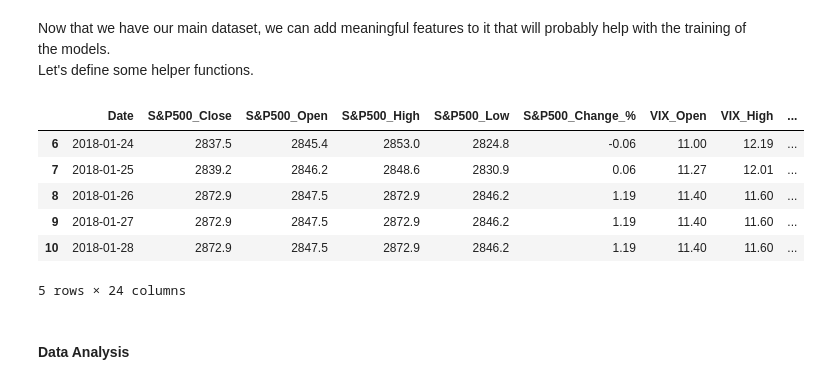
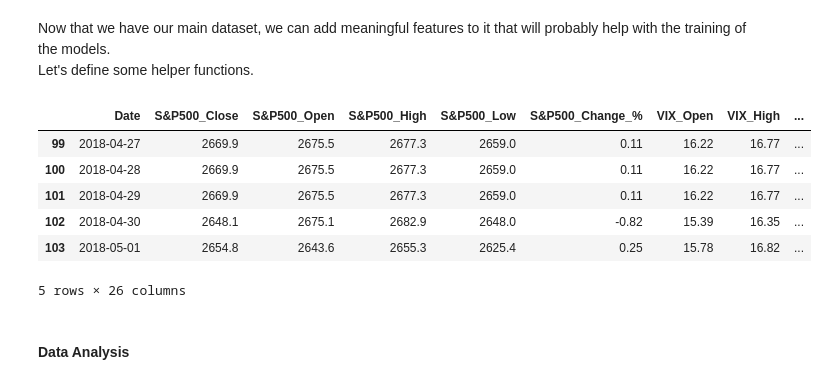
Before and after one commit to KhalilGarali/Crypto-MarketCap-Forecast-Based-On-SP500, a Jupyter notebook: main.ipynb, the cells around one changed output. Saved outputs shown, nothing was run; the diff lists cells and outputs as text; code cells hidden in the pictures.

```diff
--- a/main.ipynb
+++ b/main.ipynb
@@ -437,9 +438,9 @@ def add_rolling_statistics(df: pd.DataFrame, window: int = 9) -> pd.DataFrame:
     Returns:
         pd.DataFrame: DataFrame with added rolling statistics.
     """
+    df['Market_Cap_STD'] = df['Crypto_Market_Cap'].rolling(window=window).std()
     df['SP500_EMA'] = df['S&P500_Close'].ewm(span=window, adjust=False).mean()
-    df['Market_Cap_STD'] = df['Crypto_Market_Cap'].rolling(window=window).std()
-    windows = [20, 50, 100, 200]
+    windows = [20, 50, 100]
     for w in windows:
         df[f'SP500_SMA_{w}'] = df['S&P500_Close'].rolling(window=w).mean()
     return df
@@ -456,7 +457,7 @@ def add_lag_features(df: pd.DataFrame, lag: int = 1) -> pd.DataFrame:
     Returns:
         pd.DataFrame: DataFrame with added lag features.
     """
-    df['Lagged_Market_Cap'] = df['Crypto_Market_Cap'].shift(lag)
+    # df['Lagged_Market_Cap'] = df['Crypto_Market_Cap'].shift(lag)
     df['Lagged_VIX_Close'] = df['VIX_Close'].shift(lag)
     df['Lagged_S&P500_Close'] = df['S&P500_Close'].shift(lag)
 
@@ -480,23 +481,23 @@ def add_crypto_percent_change(df: pd.DataFrame) -> pd.DataFrame:
 # %%
 # Add all features to the DataFrame
 main_df = add_seasonal_features(main_df, 'Date')
-main_df = add_rolling_statistics(main_df, window=7)
+main_df = add_rolling_statistics(main_df)
 main_df = add_lag_features(main_df, lag=1)
 main_df = add_crypto_percent_change(main_df)
 
 # Drop rows with NaN values created by rolling and lag features
 main_df.dropna(inplace=True)
 
 main_df.to_csv(os.path.join(DATA_PATH, 'MainData_FeatureEngineering.csv'), index=False)
 main_df.head()
 # %% [output]
 |  | Date | S&P500_Close | S&P500_Open | S&P500_High | S&P500_Low | S&P500_Change_% | VIX_Open | VIX_High | ... |
-| 6 | 2018-01-24 | 2837.5 | 2845.4 | 2853.0 | 2824.8 | -0.06 | 11.00 | 12.19 | ... |
-| 7 | 2018-01-25 | 2839.2 | 2846.2 | 2848.6 | 2830.9 | 0.06 | 11.27 | 12.01 | ... |
-| 8 | 2018-01-26 | 2872.9 | 2847.5 | 2872.9 | 2846.2 | 1.19 | 11.40 | 11.60 | ... |
-| 9 | 2018-01-27 | 2872.9 | 2847.5 | 2872.9 | 2846.2 | 1.19 | 11.40 | 11.60 | ... |
-| 10 | 2018-01-28 | 2872.9 | 2847.5 | 2872.9 | 2846.2 | 1.19 | 11.40 | 11.60 | ... |
+| 99 | 2018-04-27 | 2669.9 | 2675.5 | 2677.3 | 2659.0 | 0.11 | 16.22 | 16.77 | ... |
+| 100 | 2018-04-28 | 2669.9 | 2675.5 | 2677.3 | 2659.0 | 0.11 | 16.22 | 16.77 | ... |
+| 101 | 2018-04-29 | 2669.9 | 2675.5 | 2677.3 | 2659.0 | 0.11 | 16.22 | 16.77 | ... |
+| 102 | 2018-04-30 | 2648.1 | 2675.1 | 2682.9 | 2648.0 | -0.82 | 15.39 | 16.35 | ... |
+| 103 | 2018-05-01 | 2654.8 | 2643.6 | 2655.3 | 2625.4 | 0.25 | 15.78 | 16.82 | ... |
-5 rows × 24 columns
+5 rows × 26 columns
 # %% [markdown]
 #### **Data Analysis**
 # %% [markdown]
```
Also changed, not shown: parts of 19 cells of this notebook.
